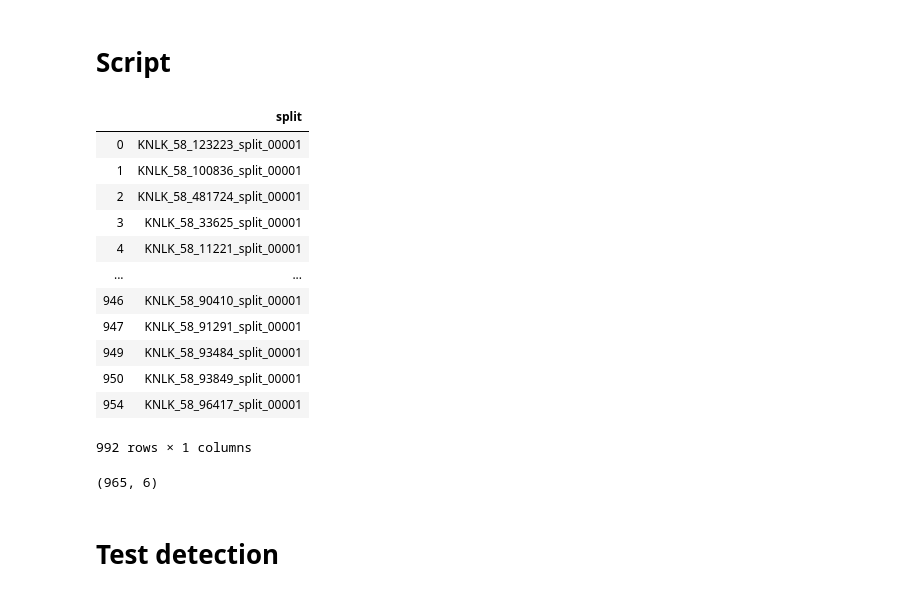
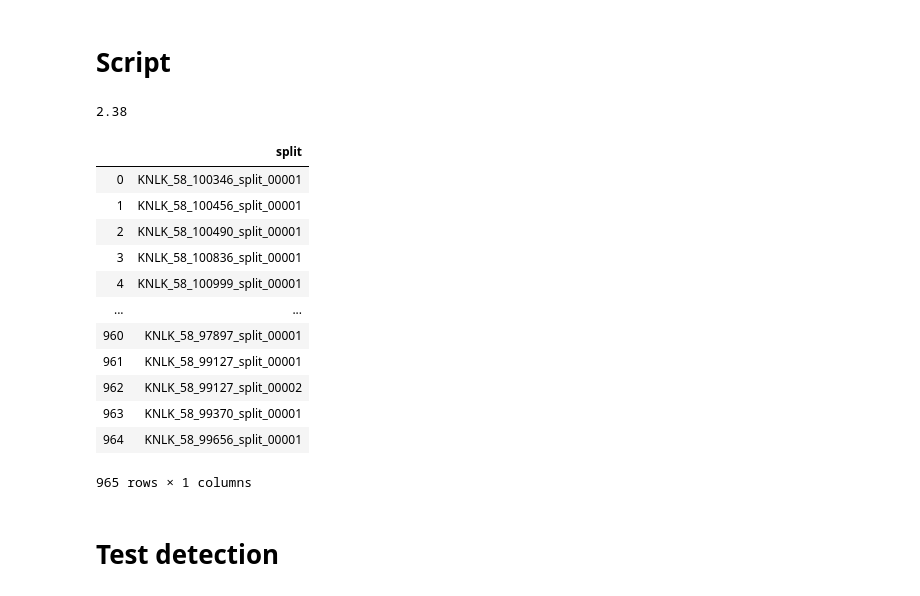
Before and after one commit to rosekantor/awtp2, a Jupyter notebook: metagenomics_contaminant_removal_py.ipynb, the cells around one changed output. Cells and saved outputs as stored; diff of their text form; code cells hidden in the pictures.

```diff
--- a/metagenomics_contaminant_removal_py.ipynb
+++ b/metagenomics_contaminant_removal_py.ipynb
@@ -108,21 +109,3 @@ detection = import_table(detect_file)
 cov_contams = score_contigs_cov(cov_means, cov_stds)
 detect_contams = score_contigs_detection(detection, cov_contams)
 #possible_contams.to_csv('~/data/awtp2_metagenomics/KNLK_58_contaminants/contam/KNLK_58_contam_scores.txt', sep='\t')
-# %%
-t = taxonomy_remove(['Lysobacter', 'Asaccharospora'], taxonomy_file)
-d = pd.DataFrame(detect_contams.index)
-pd.concat([t, d]).drop_duplicates('split')
-# %% [output]
-|  | split |
-| 0 | KNLK_58_123223_split_00001 |
-| 1 | KNLK_58_100836_split_00001 |
-| 2 | KNLK_58_481724_split_00001 |
-| 3 | KNLK_58_33625_split_00001 |
-| 4 | KNLK_58_11221_split_00001 |
-| ... | ... |
-| 946 | KNLK_58_90410_split_00001 |
-| 947 | KNLK_58_91291_split_00001 |
-| 949 | KNLK_58_93484_split_00001 |
-| 950 | KNLK_58_93849_split_00001 |
-| 954 | KNLK_58_96417_split_00001 |
-992 rows × 1 columns
@@ -132,4 +112,20 @@ pd.concat([t, d]).drop_duplicates('split')
-# %%
-detect_contams.shape#[(detect_contams == 2).any(axis = 'columns')]
-# %% [output]
-(965, 6)
+# %%
+round(2.3766797160931965, 2)
+# %% [output]
+2.38
+# %%
+pd.DataFrame(detect_contams.index)
+# %% [output]
+|  | split |
+| 0 | KNLK_58_100346_split_00001 |
+| 1 | KNLK_58_100456_split_00001 |
+| 2 | KNLK_58_100490_split_00001 |
+| 3 | KNLK_58_100836_split_00001 |
+| 4 | KNLK_58_100999_split_00001 |
+| ... | ... |
+| 960 | KNLK_58_97897_split_00001 |
+| 961 | KNLK_58_99127_split_00001 |
+| 962 | KNLK_58_99127_split_00002 |
+| 963 | KNLK_58_99370_split_00001 |
+| 964 | KNLK_58_99656_split_00001 |
+965 rows × 1 columns
```
Also changed, not shown: parts of 4 cells of this notebook, 1 other file.
